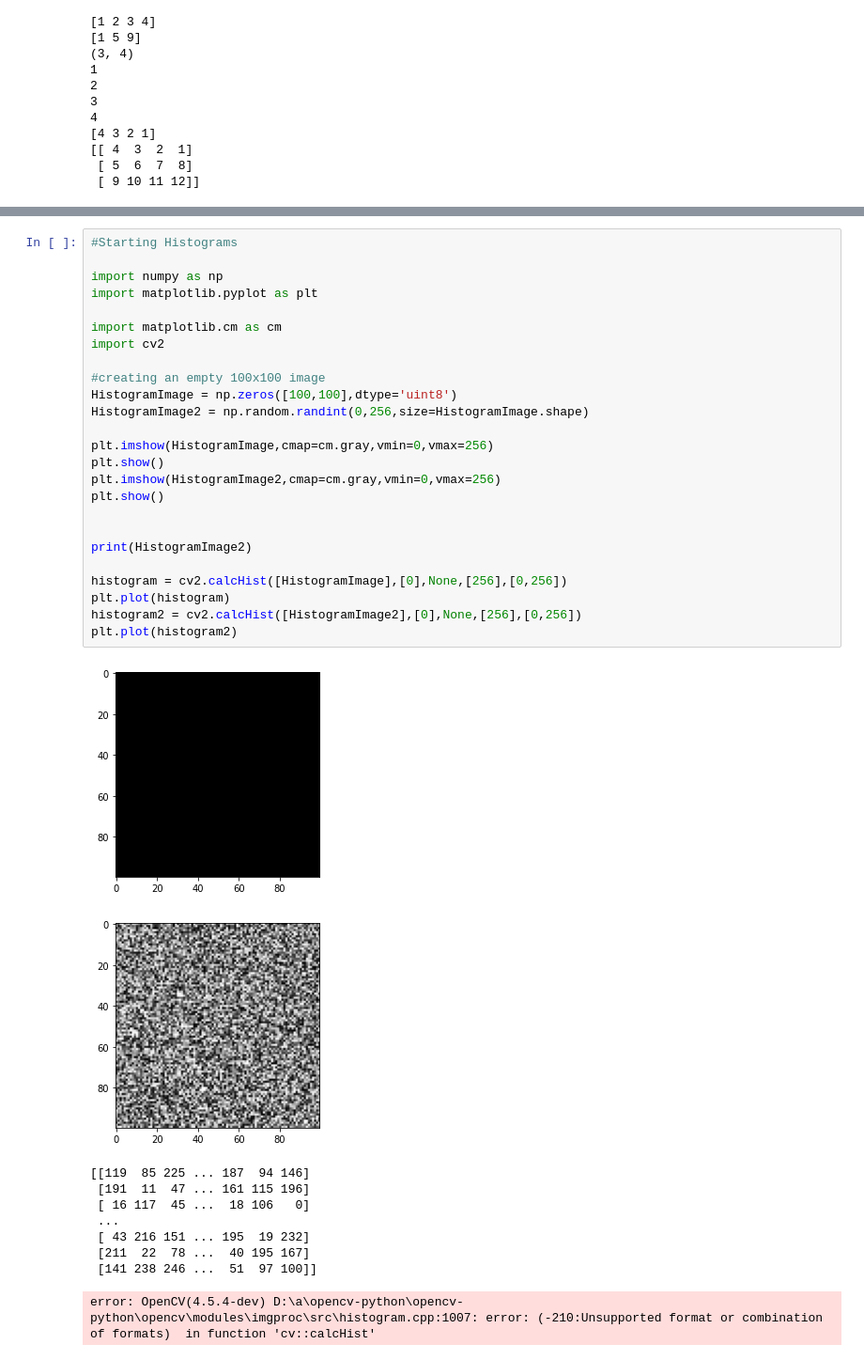
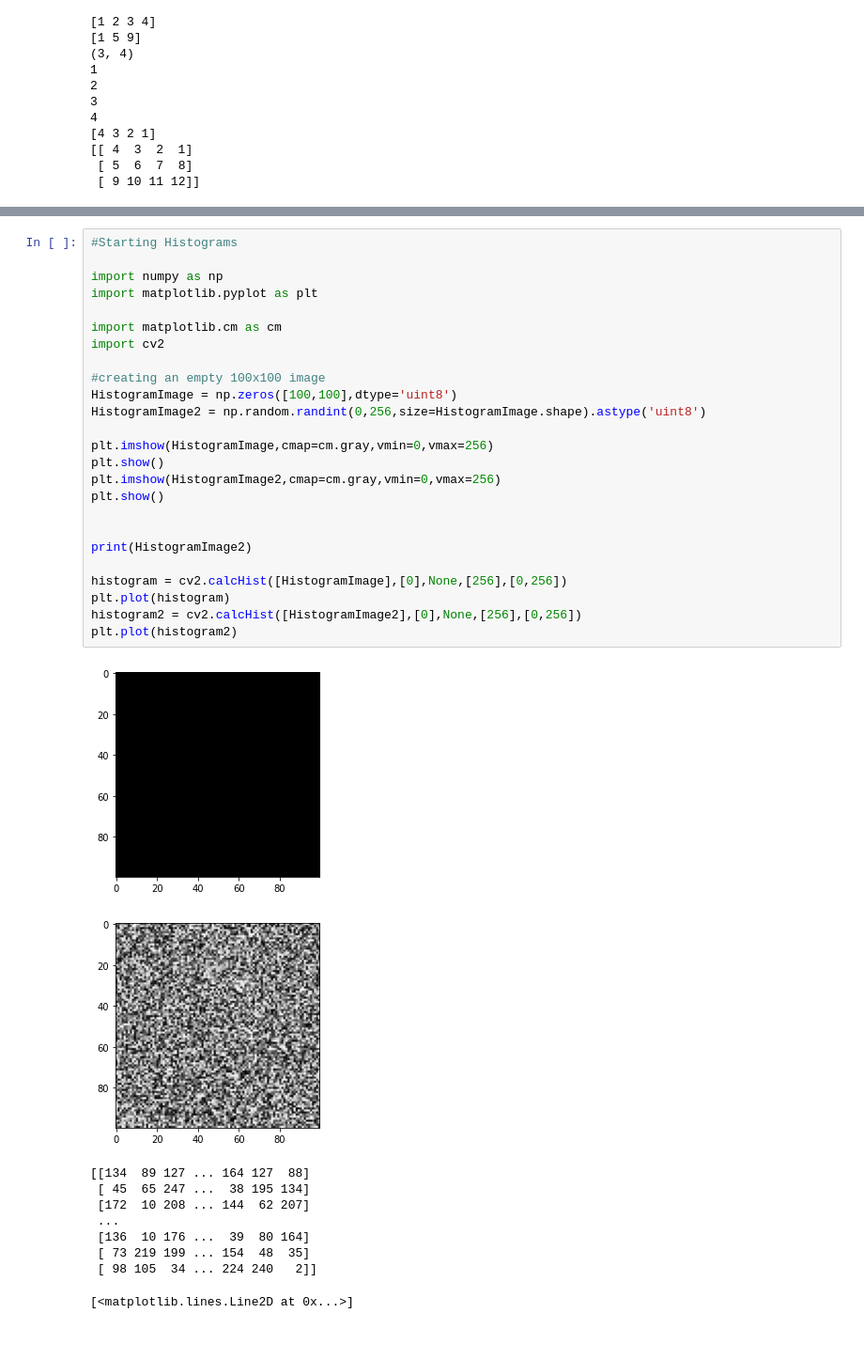
Before and after one commit to TheGer/pythonStuff, a Jupyter notebook: lesson_examples.ipynb, the cells around one changed output, grey strips where cells are left out. Shown: that part at 94% size. Saved outputs shown, nothing was run; the diff lists cells and outputs as text.

```diff
--- a/lesson_examples.ipynb
+++ b/lesson_examples.ipynb
@@ -139,36 +139,36 @@ Image.fromarray(MySecondImage.astype(np.uint8)).save('gerry.png')
 # %%
 #Starting Histograms
 
 import numpy as np
 import matplotlib.pyplot as plt
 
 import matplotlib.cm as cm
 import cv2
 
 #creating an empty 100x100 image
 HistogramImage = np.zeros([100,100],dtype='uint8')
-HistogramImage2 = np.random.randint(0,256,size=HistogramImage.shape)
+HistogramImage2 = np.random.randint(0,256,size=HistogramImage.shape).astype('uint8')
 
 plt.imshow(HistogramImage,cmap=cm.gray,vmin=0,vmax=256)
 plt.show()
 plt.imshow(HistogramImage2,cmap=cm.gray,vmin=0,vmax=256)
 plt.show()
 
 
 print(HistogramImage2)
 
 histogram = cv2.calcHist([HistogramImage],[0],None,[256],[0,256])
 plt.plot(histogram)
 histogram2 = cv2.calcHist([HistogramImage2],[0],None,[256],[0,256])
 plt.plot(histogram2)
 # %% [output]
 [figure]
-[figure, old version]
+[figure, new version]
-[[119  85 225 ... 187  94 146]
- [191  11  47 ... 161 115 196]
- [ 16 117  45 ...  18 106   0]
+[[134  89 127 ... 164 127  88]
+ [ 45  65 247 ...  38 195 134]
+ [172  10 208 ... 144  62 207]
  ...
- [ 43 216 151 ... 195  19 232]
- [211  22  78 ...  40 195 167]
- [141 238 246 ...  51  97 100]]
+ [136  10 176 ...  39  80 164]
+ [ 73 219 199 ... 154  48  35]
+ [ 98 105  34 ... 224 240   2]]
-error: OpenCV(4.5.4-dev) D:\a\opencv-python\opencv-python\opencv\modules\imgproc\src\histogram.cpp:1007: error: (-210:Unsupported format or combination of formats)  in function 'cv::calcHist'
+[<matplotlib.lines.Line2D at 0x...>]
```
Also changed, not shown: parts of 2 cells of this notebook, 1 other file.
